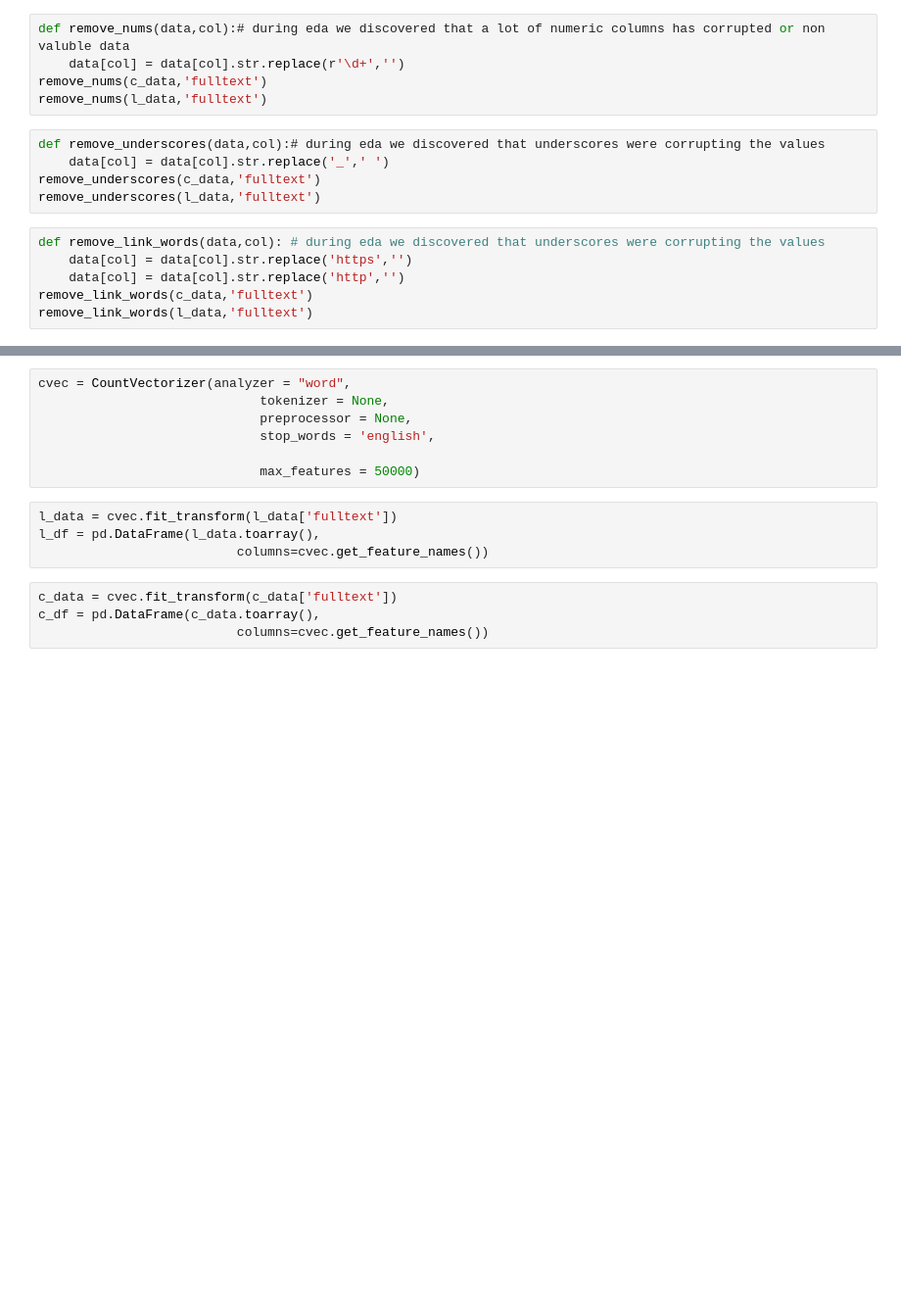
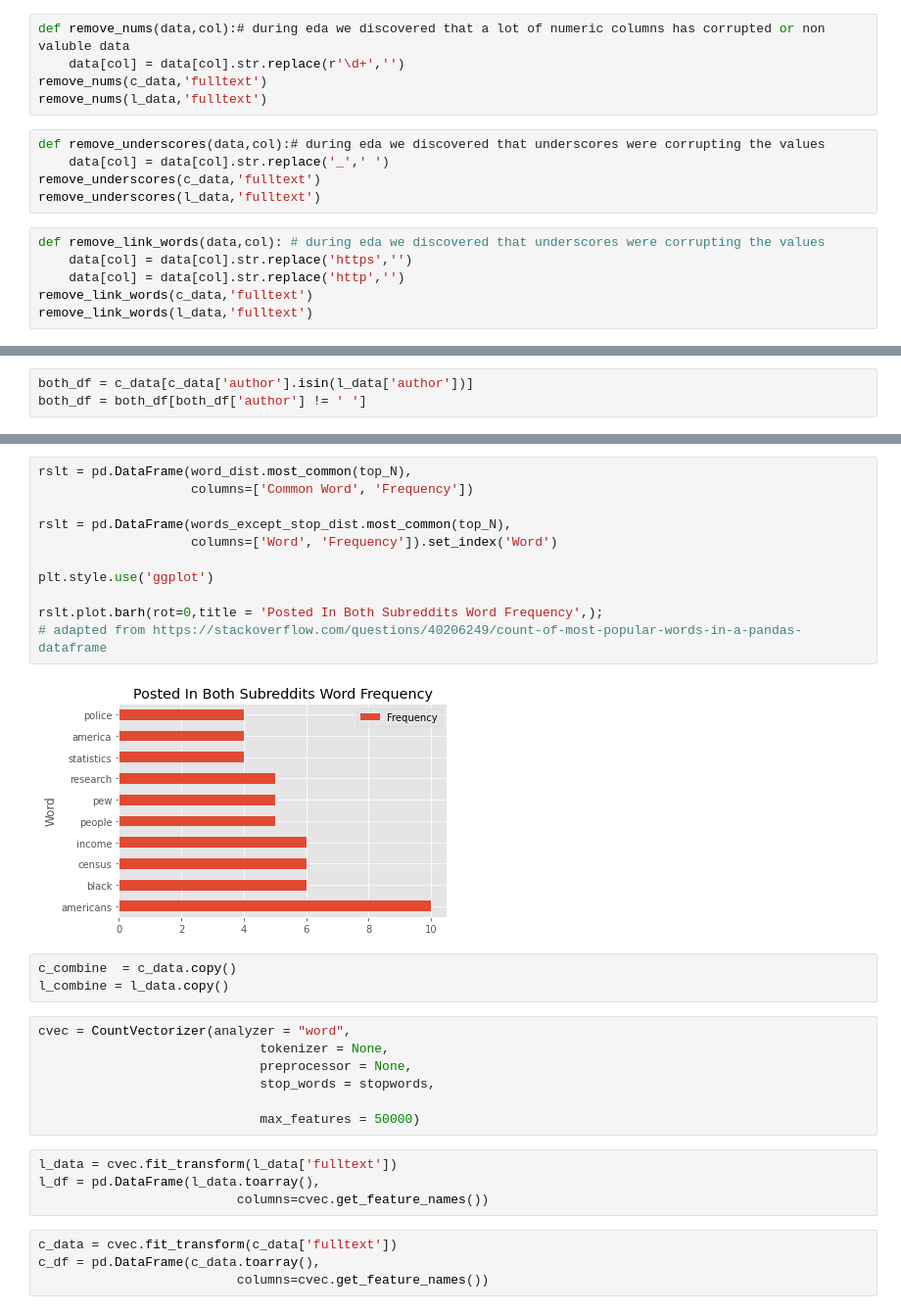
Before and after one commit to Agelf123/reddit_project, a Jupyter notebook: code/political_classification_modeling.ipynb, the cells around one changed output, grey strips where cells are left out. Shown: that part at 98% size. Cells and saved outputs as stored; diff of their text form; blank space fills up the shorter version.

```diff
--- a/code/political_classification_modeling.ipynb
+++ b/code/political_classification_modeling.ipynb
@@ -90,0 +135,3 @@ remove_link_words(l_data,'fulltext')
+# %%
+both_df = c_data[c_data['author'].isin(l_data['author'])]
+both_df = both_df[both_df['author'] != ' ']
@@ -91,8 +149,24 @@ remove_link_words(l_data,'fulltext')
+# %%
+rslt = pd.DataFrame(word_dist.most_common(top_N),
+                    columns=['Common Word', 'Frequency'])
+
+rslt = pd.DataFrame(words_except_stop_dist.most_common(top_N),
+                    columns=['Word', 'Frequency']).set_index('Word')
+
+plt.style.use('ggplot')
+
+rslt.plot.barh(rot=0,title = 'Posted In Both Subreddits Word Frequency',);
+# adapted from https://stackoverflow.com/questions/40206249/count-of-most-popular-words-in-a-pandas-dataframe
+# %% [output]
+[figure, added]
+# %%
+c_combine  = c_data.copy()
+l_combine = l_data.copy()
 # %%
 cvec = CountVectorizer(analyzer = "word",
                              tokenizer = None,
                              preprocessor = None,
-                             stop_words = 'english',
+                             stop_words = stopwords,
 
                              max_features = 50000)
 # %%
```
Also changed, not shown: parts of 38 cells of this notebook.
